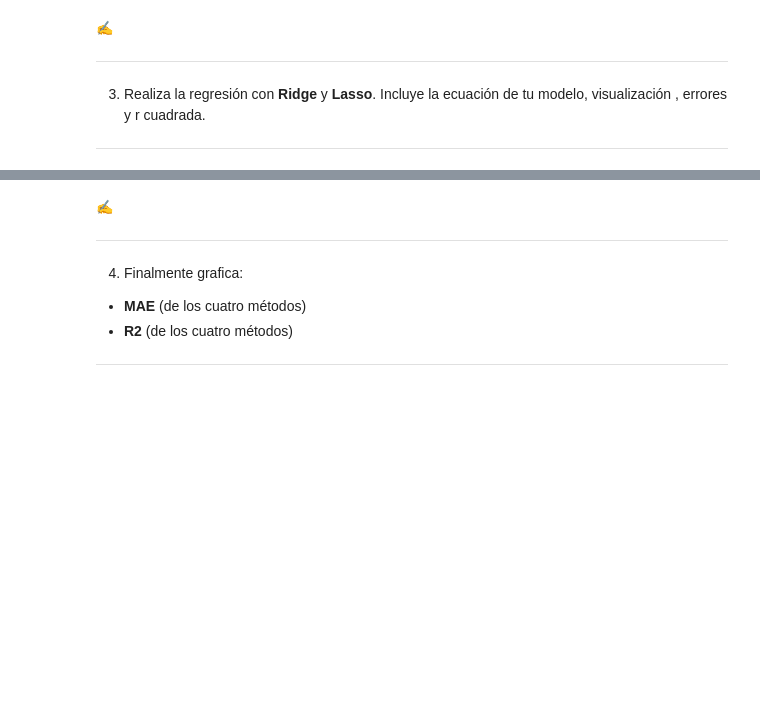
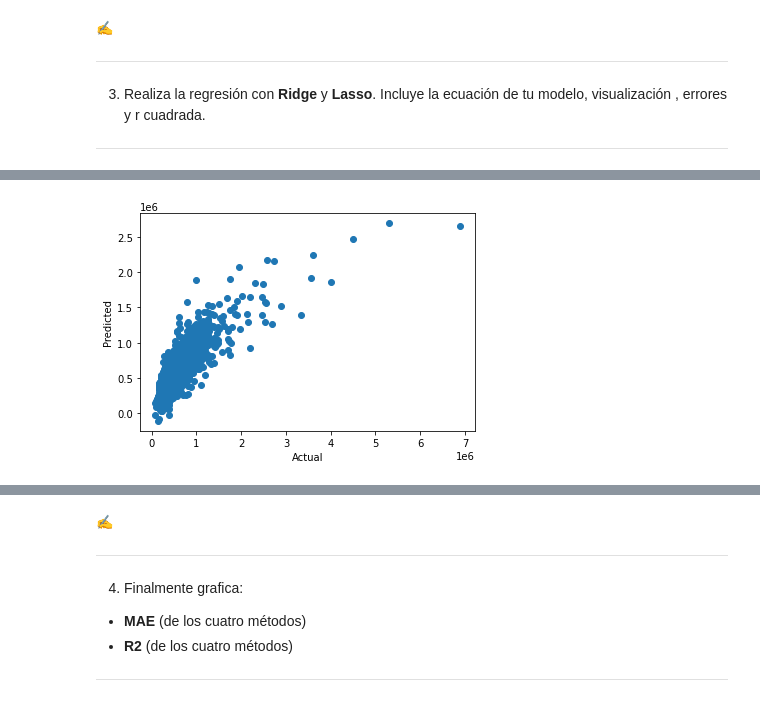
Before and after one commit to PosgradoMNA/actividades-de-aprendizaje-A01793509, a Jupyter notebook: Repaso_Regresiones_Kmeans.A01793509.ipynb, the cells around one changed output, grey strips where cells are left out. Saved outputs shown, nothing was run; the diff lists cells and outputs as text; code cells hidden in the pictures; blank space fills up the shorter version.

```diff
--- a/Repaso_Regresiones_Kmeans.A01793509.ipynb
+++ b/Repaso_Regresiones_Kmeans.A01793509.ipynb
@@ -989,0 +1189,13 @@ ValueError: ignored
+# %%
+#Instanciamos el modelo lasso
+Mod_Lasso_Mul = Lasso(alpha=30)
+
+#Ajustamos el modelo
+Regresion_Lasso_Mul = Mod_Lasso_Mul.fit(X_train, np.ravel(y_train))
+
+#Realizamos la predicción
+y_pred_lasso_Mul = Regresion_Lasso_Mul.predict(X_test)
+
+#Obtenemos la pendiente (a) y la intercepción (b)
+print("Pendiente igual a", Regresion_Lasso_Mul.coef_)
+print("Intercepción igual a", Regresion_Lasso_Mul.intercept_)
@@ -989,0 +1217,7 @@ ValueError: ignored
+# %%
+#Visualizamos nuestro modelo
+plt.scatter(y_test,y_pred_lasso_Mul);
+plt.xlabel('Actual');
+plt.ylabel('Predicted');
+# %% [output]
+[figure, added]
```
Also changed, not shown: parts of 38 cells of this notebook.
